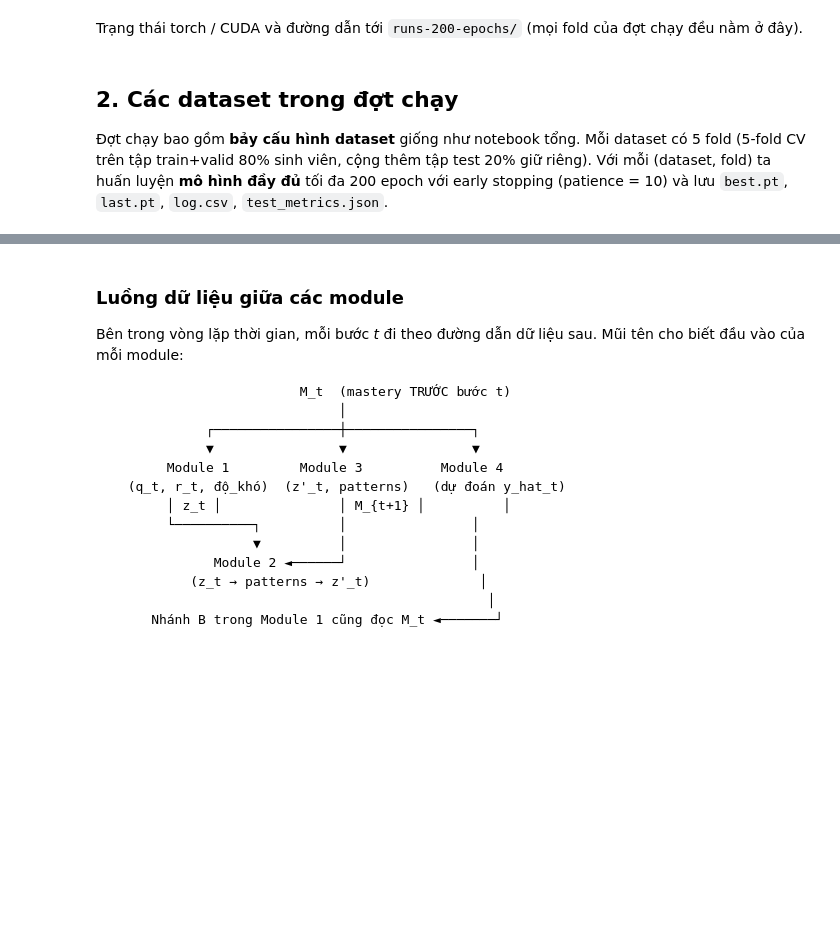
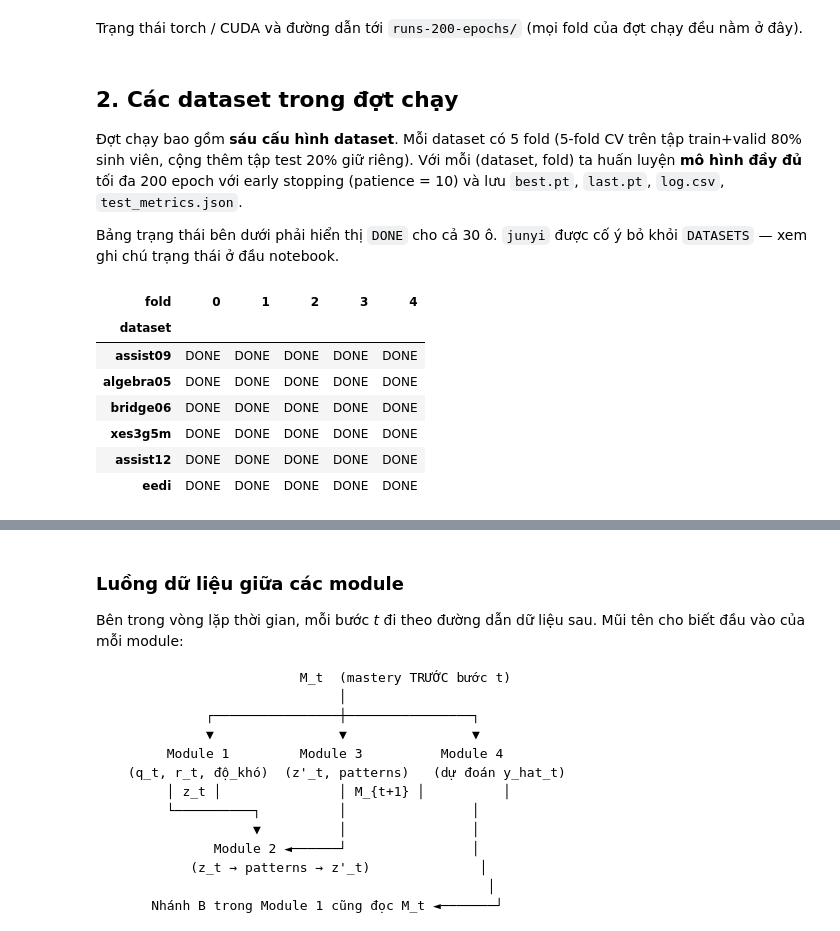
Before and after one commit to duyvo18/openscience_kt_workspace, a Jupyter notebook: code/notebooks/DPA_KT_200_epochs_VN.ipynb, the cells around one changed output, grey strips where cells are left out. Drawn from its saved outputs; the diff is of its cells as text; code cells hidden in the pictures; blank space fills up the shorter version.

```diff
--- a/code/notebooks/DPA_KT_200_epochs_VN.ipynb
+++ b/code/notebooks/DPA_KT_200_epochs_VN.ipynb
@@ -48,32 +61,43 @@ Trạng thái torch / CUDA và đường dẫn tới `runs-200-epochs/` (mọi f
 # %% [markdown]
 ## 2. Các dataset trong đợt chạy
 
-Đợt chạy bao gồm **bảy cấu hình dataset** giống như notebook tổng. Mỗi dataset có 5 fold (5-fold CV trên tập train+valid 80% sinh viên, cộng thêm tập test 20% giữ riêng). Với mỗi (dataset, fold) ta huấn luyện **mô hình đầy đủ** tối đa 200 epoch với early stopping (patience = 10) và lưu `best.pt`, `last.pt`, `log.csv`, `test_metrics.json`.
+Đợt chạy bao gồm **sáu cấu hình dataset**. Mỗi dataset có 5 fold (5-fold CV trên tập train+valid 80% sinh viên, cộng thêm tập test 20% giữ riêng). Với mỗi (dataset, fold) ta huấn luyện **mô hình đầy đủ** tối đa 200 epoch với early stopping (patience = 10) và lưu `best.pt`, `last.pt`, `log.csv`, `test_metrics.json`.
+
+Bảng trạng thái bên dưới phải hiển thị `DONE` cho cả 30 ô. `junyi` được cố ý bỏ khỏi `DATASETS` — xem ghi chú trạng thái ở đầu notebook.
 # %%
-DATASETS = ['assist09','algebra05','bridge06','xes3g5m','assist12','eedi','junyi']
+DATASETS = ['assist09','algebra05','bridge06','xes3g5m','assist12','eedi']
 FOLDS = [0,1,2,3,4]
 
 def run_dir(ds, fold):
     return RUNS_200 / f'{ds}_full_fold{fold}'
 
 # status per (dataset, fold)
 status = []
 for ds in DATASETS:
     for f in FOLDS:
         r = run_dir(ds, f)
         tm = r / 'test_metrics.json'
         lc = r / 'log.csv'
         if tm.exists():
             s = 'DONE'
         elif lc.exists():
             s = 'PARTIAL'
         else:
             s = 'PENDING'
         status.append({'dataset': ds, 'fold': f, 'status': s})
 df_status = pd.DataFrame(status)
 pivot = df_status.pivot(index='dataset', columns='fold', values='status')
 pivot = pivot.reindex(DATASETS)
 pivot
+# %% [output]
+| fold | 0 | 1 | 2 | 3 | 4 |
+| dataset |  |  |  |  |  |
+| assist09 | DONE | DONE | DONE | DONE | DONE |
+| algebra05 | DONE | DONE | DONE | DONE | DONE |
+| bridge06 | DONE | DONE | DONE | DONE | DONE |
+| xes3g5m | DONE | DONE | DONE | DONE | DONE |
+| assist12 | DONE | DONE | DONE | DONE | DONE |
+| eedi | DONE | DONE | DONE | DONE | DONE |
 # %% [markdown]
 ## 2b. Các module mô hình DPA-KT — giải thích cho người mới
 
```
Also changed, not shown: parts of 25 cells of this notebook, 51 other files.
